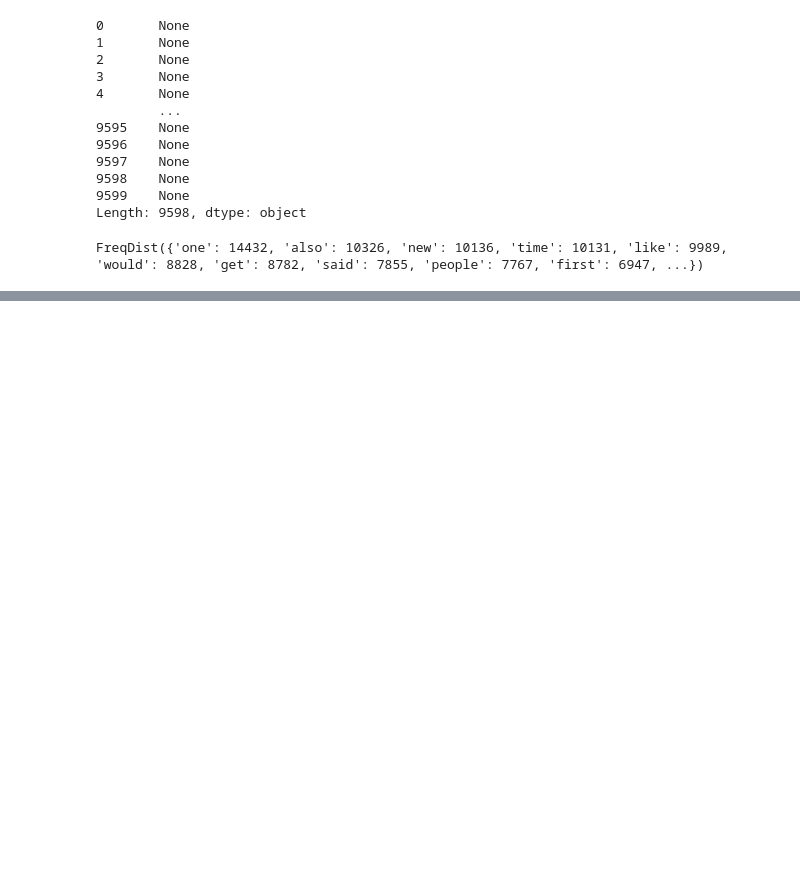
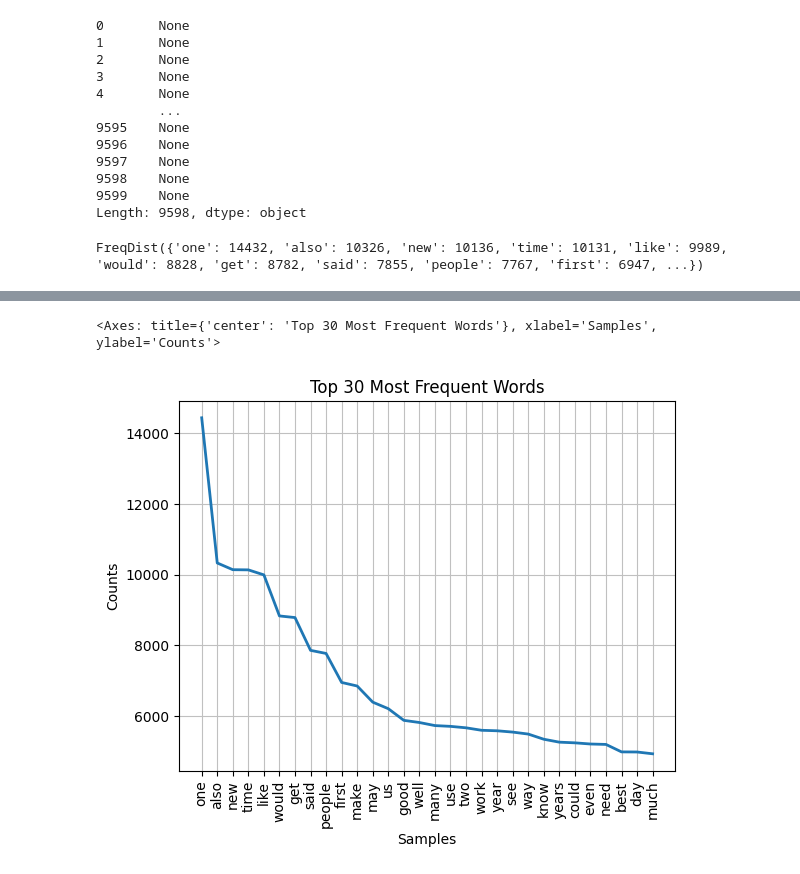
Before and after one commit to martinimarcello00/NLP-project, a Jupyter notebook: NLP-project.ipynb, the cells around one changed output, grey strips where cells are left out. Cells and saved outputs as stored; diff of their text form; code cells hidden in the pictures; blank space fills up the shorter version.

```diff
--- a/NLP-project.ipynb
+++ b/NLP-project.ipynb
@@ -158,0 +159,6 @@ plt.show()
+# %%
+# Plotting the frequency distribution of the most common words
+fdist.plot(30,  title="Top 30 Most Frequent Words")
+# %% [output]
+<Axes: title={'center': 'Top 30 Most Frequent Words'}, xlabel='Samples', ylabel='Counts'>
+[figure, added]
```
Also changed, not shown: parts of 7 cells of this notebook.
